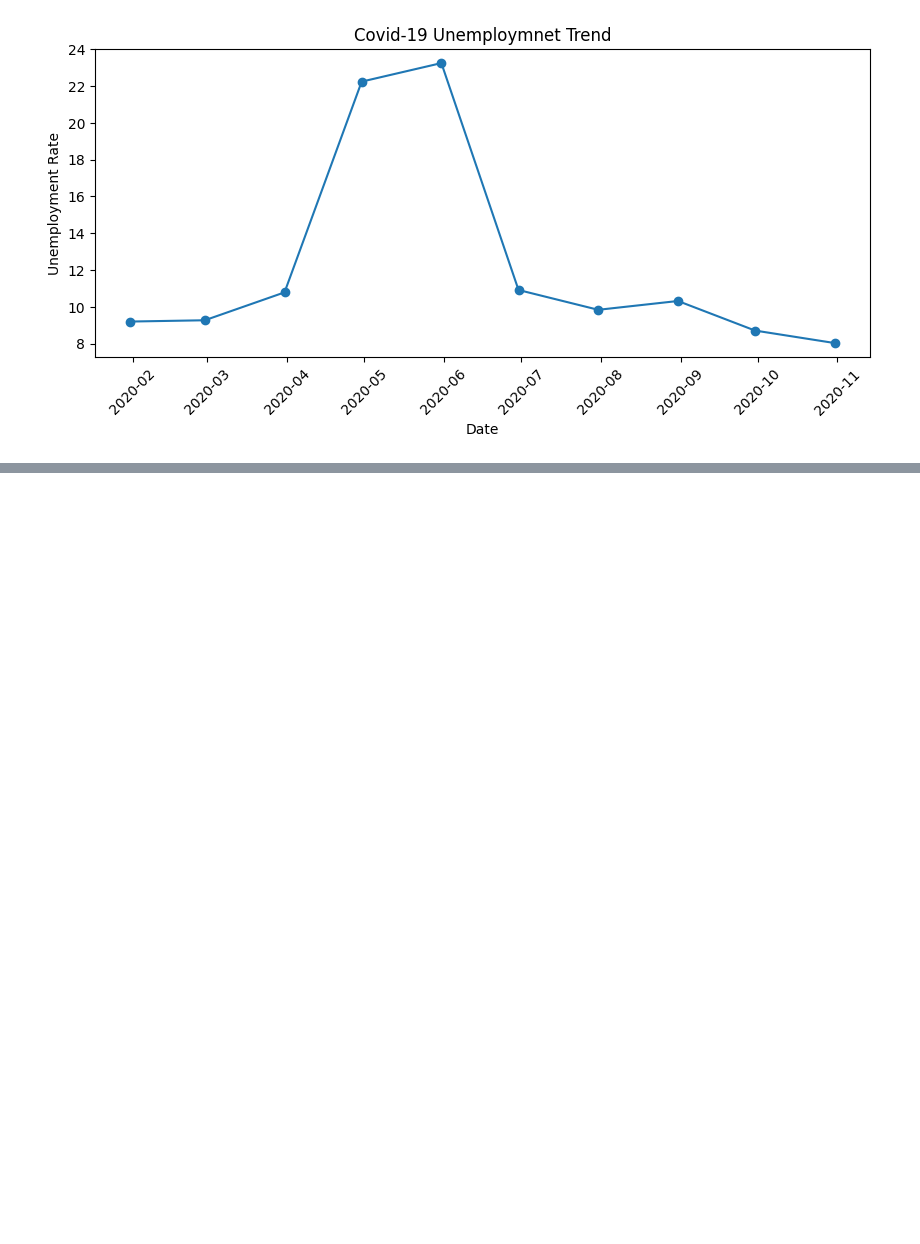
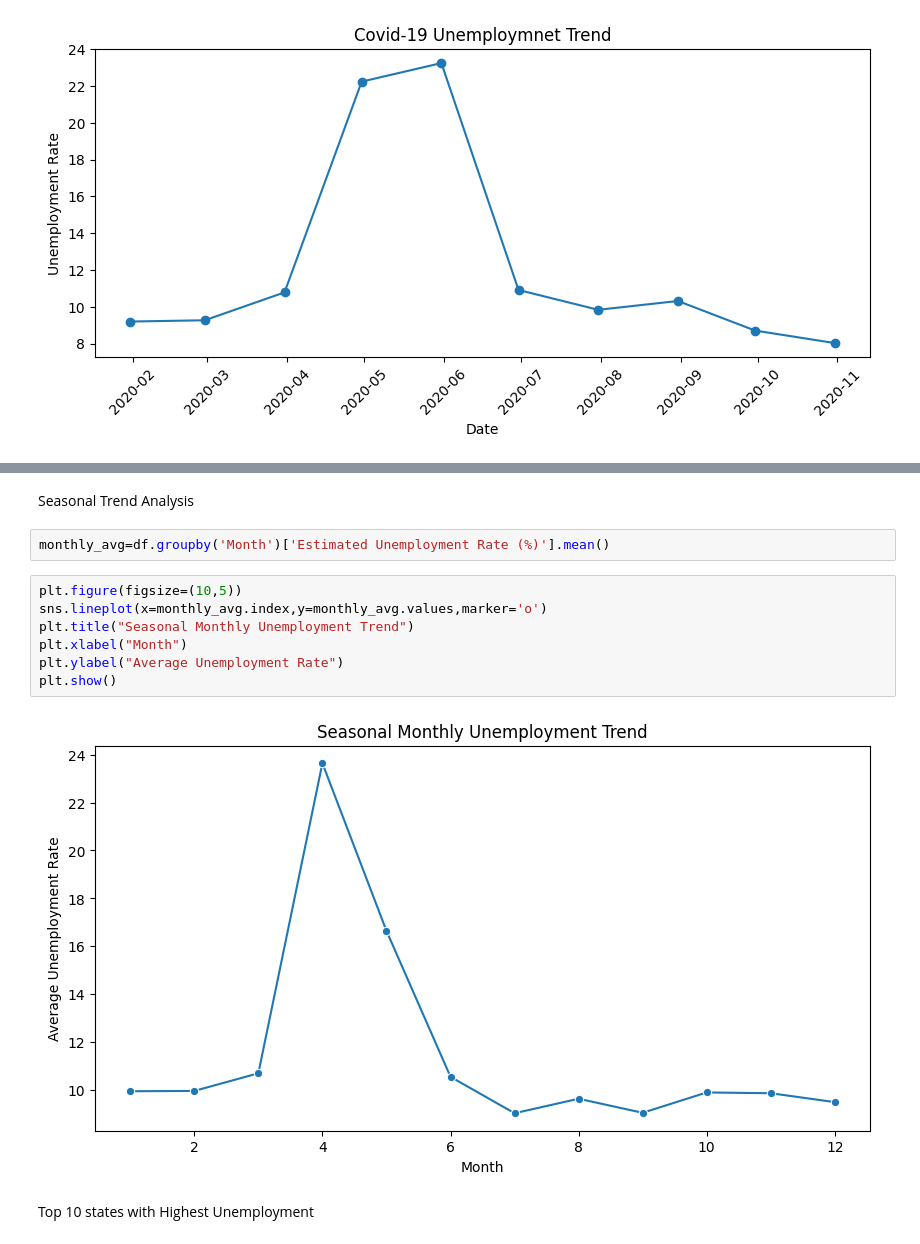
Before and after one commit to kirti-j/HorizonTechX_Unemployment-Analysis-Using-Python, a Jupyter notebook: notebooks/Unemployment_Analysis.ipynb.ipynb, the cells around one changed output, grey strips where cells are left out. Drawn from its saved outputs; the diff is of its cells as text; blank space fills up the shorter version.

```diff
--- a/notebooks/Unemployment_Analysis.ipynb.ipynb
+++ b/notebooks/Unemployment_Analysis.ipynb.ipynb
@@ -246,0 +292,15 @@ plt.show()
+# %% [markdown]
+Seasonal Trend Analysis
+# %%
+monthly_avg=df.groupby('Month')['Estimated Unemployment Rate (%)'].mean()
+# %%
+plt.figure(figsize=(10,5))
+sns.lineplot(x=monthly_avg.index,y=monthly_avg.values,marker='o')
+plt.title("Seasonal Monthly Unemployment Trend")
+plt.xlabel("Month")
+plt.ylabel("Average Unemployment Rate")
+plt.show()
+# %% [output]
+[figure, added]
+# %% [markdown]
+Top 10 states with Highest Unemployment
```
Also changed, not shown: parts of 15 cells of this notebook, 3 other files.
